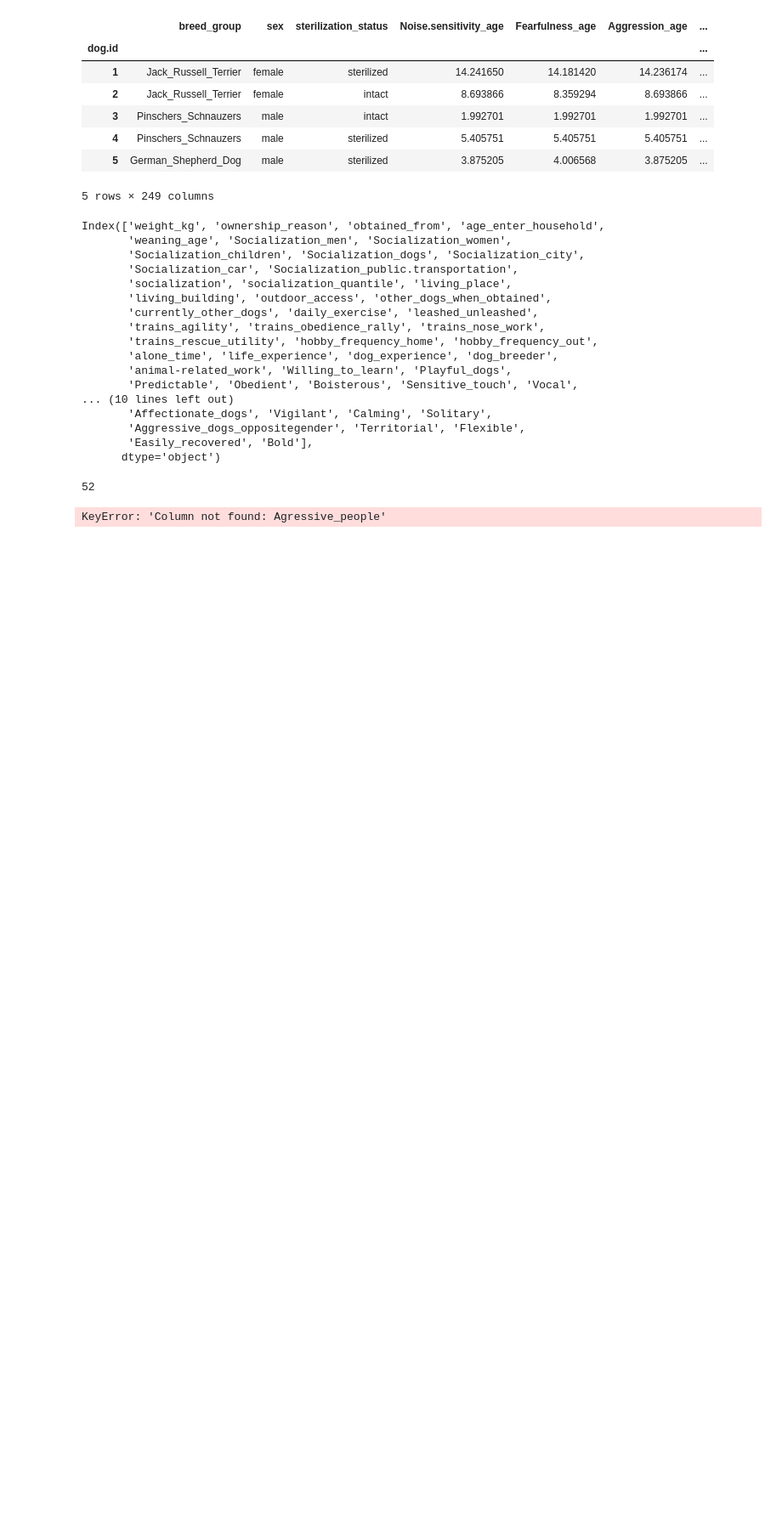
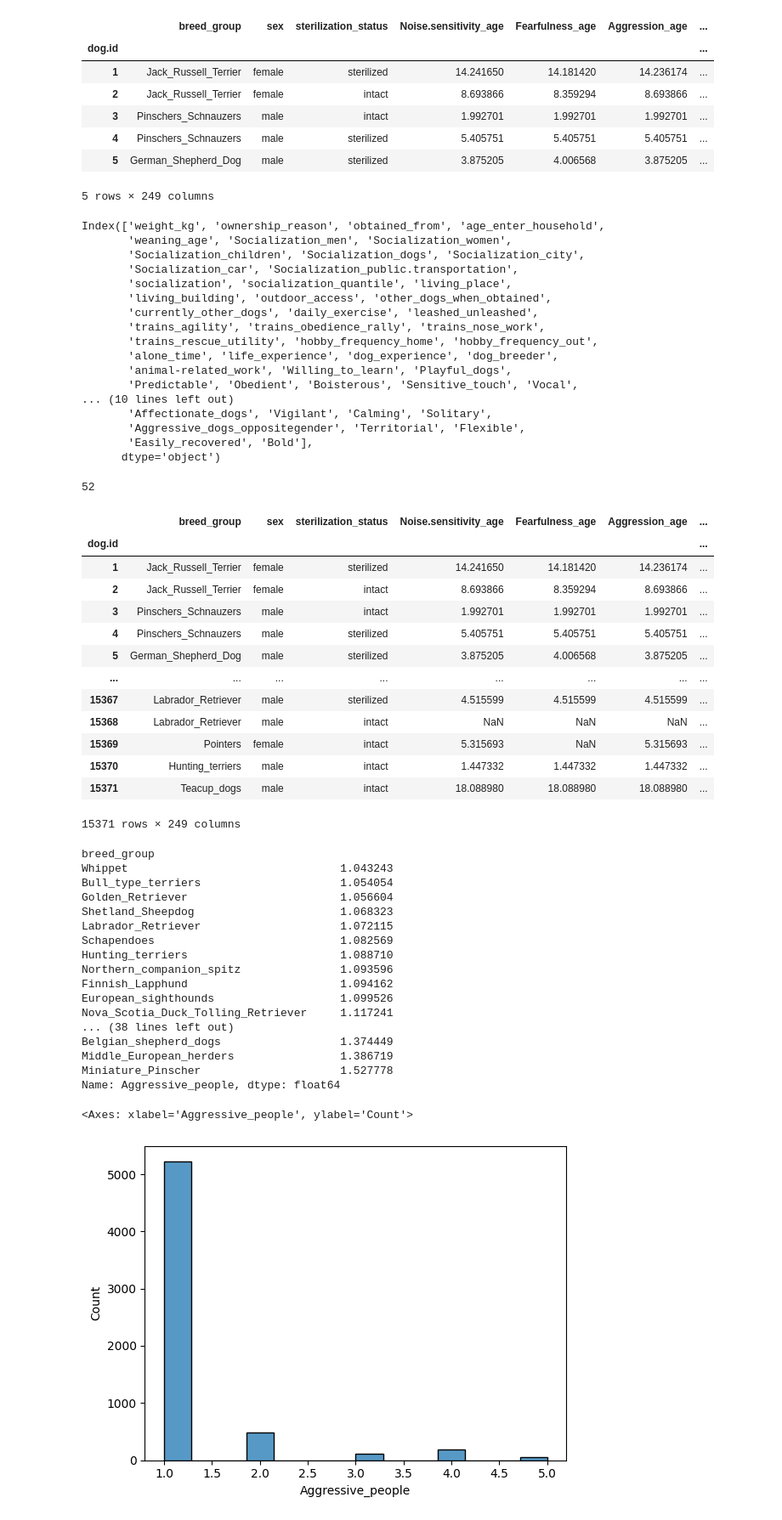
Before and after one commit to Retr-1/AnalyzaPsy, a Jupyter notebook: Analyza_psy.ipynb, the cells around one changed output. Shown: that part at 85% size. Saved outputs shown, nothing was run; the diff lists cells and outputs as text; code cells hidden in the pictures; blank space fills up the shorter version.

```diff
--- a/Analyza_psy.ipynb
+++ b/Analyza_psy.ipynb
@@ -45,10 +45,42 @@ Index(['weight_kg', 'ownership_reason', 'obtained_from', 'age_enter_household',
       dtype='object')
 # %%
 print(len(dogs["breed_group"].unique()))
-# print(type(dogs.loc[2, "Agression_people"]))
-a = dogs.groupby("breed_group")["Agressive_people"].mean(numeric_only=True)
-display(a)
-sns.histplot(data=dogs.query("sex=='male'"), x='Aggressive_dogs_samegender')
+display(dogs)
+a = dogs.groupby("breed_group")["Aggressive_people"].mean(numeric_only=True)
+display(a.sort_values())
+sns.histplot(data=dogs.query("sex=='male'"), x='Aggressive_people')
 # %% [output]
 52
+|  | breed_group | sex | sterilization_status | Noise.sensitivity_age | Fearfulness_age | Aggression_age | ... |
+| dog.id |  |  |  |  |  |  | ... |
+| 1 | Jack_Russell_Terrier | female | sterilized | 14.241650 | 14.181420 | 14.236174 | ... |
+| 2 | Jack_Russell_Terrier | female | intact | 8.693866 | 8.359294 | 8.693866 | ... |
+| 3 | Pinschers_Schnauzers | male | intact | 1.992701 | 1.992701 | 1.992701 | ... |
+| 4 | Pinschers_Schnauzers | male | sterilized | 5.405751 | 5.405751 | 5.405751 | ... |
+| 5 | German_Shepherd_Dog | male | sterilized | 3.875205 | 4.006568 | 3.875205 | ... |
+| ... | ... | ... | ... | ... | ... | ... | ... |
+| 15367 | Labrador_Retriever | male | sterilized | 4.515599 | 4.515599 | 4.515599 | ... |
+| 15368 | Labrador_Retriever | male | intact | NaN | NaN | NaN | ... |
+| 15369 | Pointers | female | intact | 5.315693 | NaN | 5.315693 | ... |
+| 15370 | Hunting_terriers | male | intact | 1.447332 | 1.447332 | 1.447332 | ... |
+| 15371 | Teacup_dogs | male | intact | 18.088980 | 18.088980 | 18.088980 | ... |
-KeyError: 'Column not found: Agressive_people'
+15371 rows × 249 columns
+breed_group
+Whippet                                1.043243
+Bull_type_terriers                     1.054054
+Golden_Retriever                       1.056604
+Shetland_Sheepdog                      1.068323
+Labrador_Retriever                     1.072115
+Schapendoes                            1.082569
+Hunting_terriers                       1.088710
+Northern_companion_spitz               1.093596
+Finnish_Lapphund                       1.094162
+European_sighthounds                   1.099526
+Nova_Scotia_Duck_Tolling_Retriever     1.117241
+... (38 lines left out)
+Belgian_shepherd_dogs                  1.374449
+Middle_European_herders                1.386719
+Miniature_Pinscher                     1.527778
+Name: Aggressive_people, dtype: float64
+<Axes: xlabel='Aggressive_people', ylabel='Count'>
+[figure, added]
```
Also changed, not shown: parts of 1 cell of this notebook.
